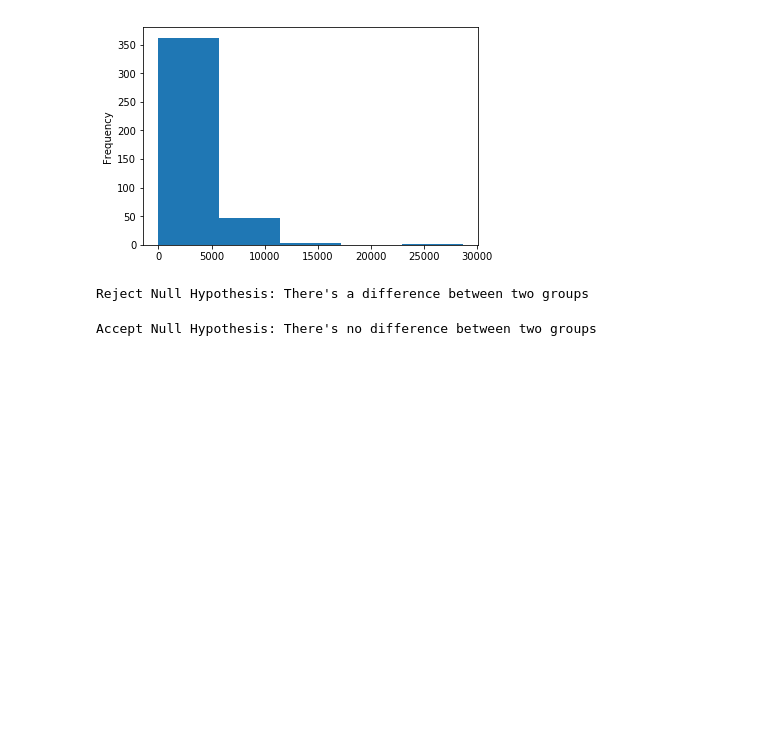
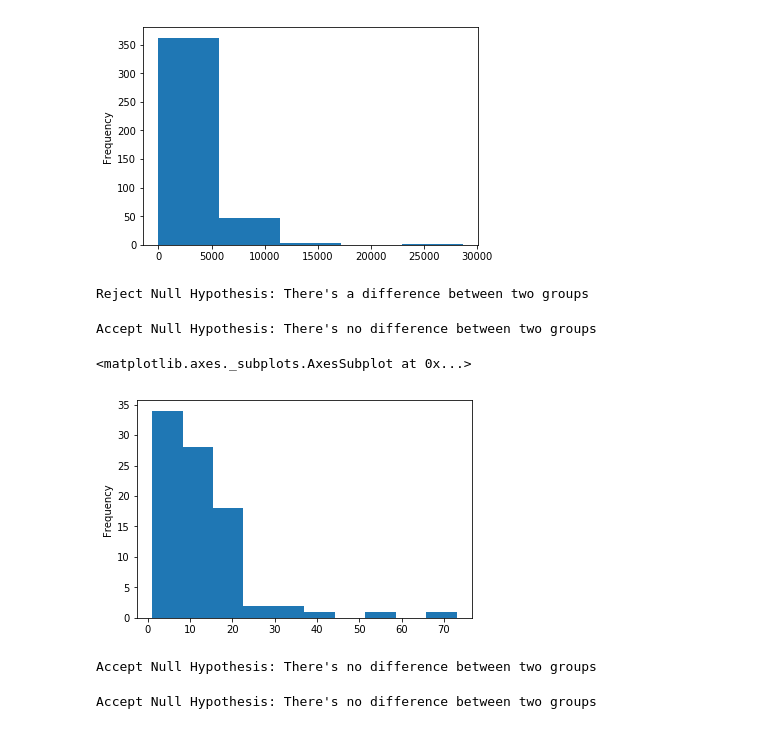
Before and after one commit to mikinomura/DS-1.1-Data-Analysis, a Jupyter notebook: MyWorks/Final-Project-Application-Data-2018.ipynb, the cells around one changed output. Drawn from its saved outputs; the diff is of its cells as text; code cells hidden in the pictures; blank space fills up the shorter version.

```diff
--- a/MyWorks/Final-Project-Application-Data-2018.ipynb
+++ b/MyWorks/Final-Project-Application-Data-2018.ipynb
@@ -20,10 +20,10 @@ df = pd.read_csv(FILEPATH)
 
 FILEPATH_SEP = 'Datasets/ISA Submitted applications As of Sep 6, 2018.csv'
 df_sep = pd.read_csv(FILEPATH_SEP)
-df_sep_counts = df_sep[["Contact ID", "Total Character Count", "PC Character Count"]]
+df_sep_counts = df_sep[["Contact ID", "Total Character Count", "PC Character Count", "Number of Pageviews"]]
 
 ## Merge
-df = df.merge(df_sep_counts[["Contact ID","Total Character Count", "PC Character Count"]], on="Contact ID", how="left")
+df = df.merge(df_sep_counts[["Contact ID","Total Character Count", "PC Character Count", "Number of Pageviews"]], on="Contact ID", how="left")
 # %%
 # Clean up
 for column in df:
@@ -191,0 +193,30 @@ Accept Null Hypothesis: There's no difference between two groups
+# %%
+df_attending["Emails Opened"].plot.hist()
+# %% [output]
+<matplotlib.axes._subplots.AxesSubplot at 0x...>
+[figure, added]
+# %%
+x1 = df_attending["Emails Opened"]
+x2 = df_non_attending["Emails Opened"]
+alpha = 0.05
+
+t, p_twosided = stats.ttest_ind(x2.dropna(), x1.dropna(), equal_var=True)
+
+if p_twosided < alpha:
+    print("Reject Null Hypothesis: There's a difference between two groups ")
+else:
+    print("Accept Null Hypothesis: There's no difference between two groups")
+# %% [output]
+Accept Null Hypothesis: There's no difference between two groups
+# %%
+x1 = df_attending["Emails Clicked"]
+x2 = df_non_attending["Emails Clicked"]
+
+t, p_twosided = stats.ttest_ind(x2.dropna(), x1.dropna(), equal_var=True)
+
+if p_twosided < alpha:
+    print("Reject Null Hypothesis: There's a difference between two groups ")
+else:
+    print("Accept Null Hypothesis: There's no difference between two groups")
+# %% [output]
+Accept Null Hypothesis: There's no difference between two groups
```
Also changed, not shown: parts of 21 cells of this notebook.
